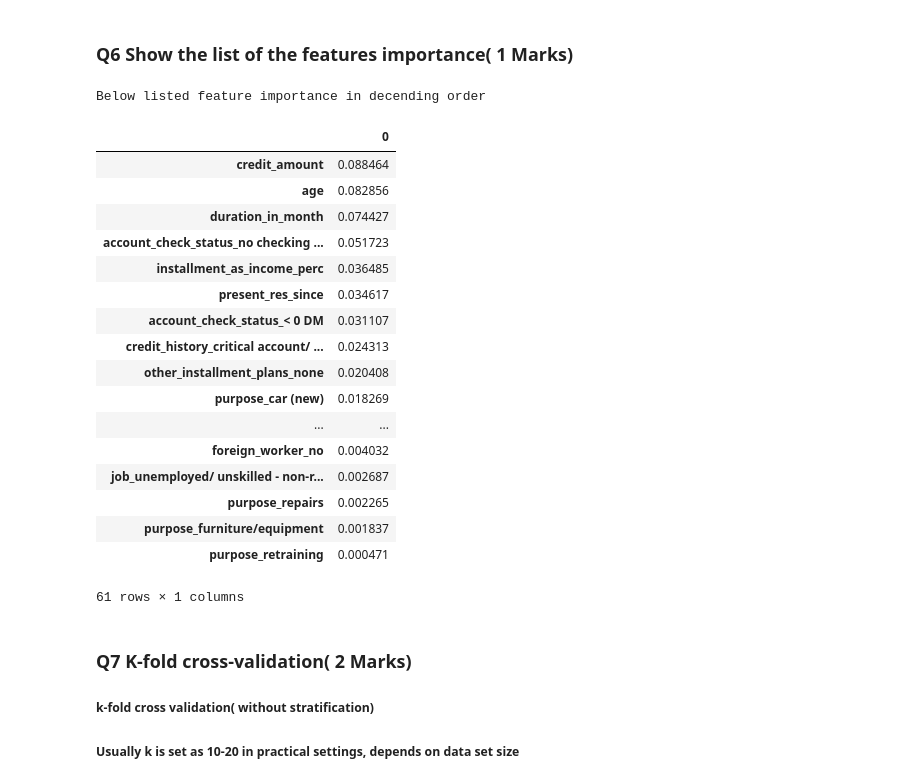
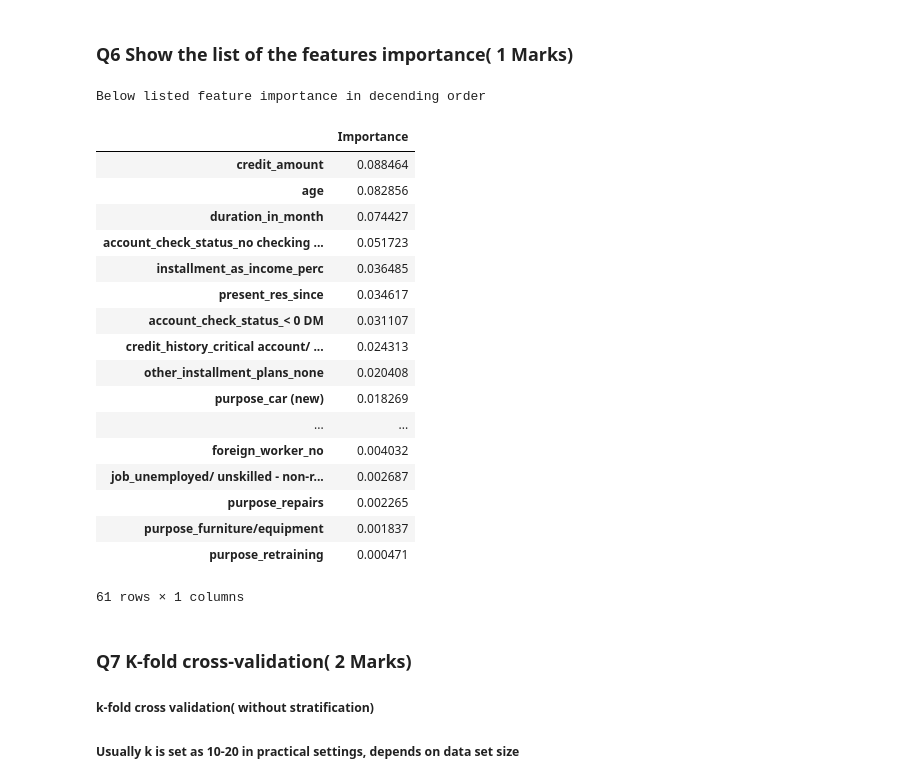
Before and after one commit to GreatLearningAIML1/aiml-ml-hyd-apr-19-batch-Manikanta2991, a Jupyter notebook: R4_External_Lab_Validation_Accuracy_Manikanta.ipynb, the cells around one changed output. Drawn from its saved outputs; the diff is of its cells as text; code cells hidden in the pictures.

```diff
--- a/R4_External_Lab_Validation_Accuracy_Manikanta.ipynb
+++ b/R4_External_Lab_Validation_Accuracy_Manikanta.ipynb
@@ -176,10 +182,15 @@ print(metrics.confusion_matrix(y_test, y_predict))
 ### Q6 Show the list of the features importance( 1 Marks)
 # %%
 print("Below listed feature importance in decending order")
-(pd.DataFrame([rfcl_ger_cre.feature_importances_],columns=x_train.columns).T).sort_values(by=0,ascending=False)
+
+feature_imp=pd.DataFrame([rfcl_ger_cre.feature_importances_],columns=x_train.columns).T
+feature_imp.columns=['Importance']
+feature_imp.sort_values(by='Importance',ascending=False)
+
+#(pd.DataFrame([rfcl_ger_cre.feature_importances_],columns=x_train.columns).T).sort_values(by=0,ascending=False)
 # %% [output]
 Below listed feature importance in decending order
-|  | 0 |
+|  | Importance |
 | credit_amount | 0.088464 |
 | age | 0.082856 |
 | duration_in_month | 0.074427 |
```
Also changed, not shown: parts of 7 cells of this notebook.
